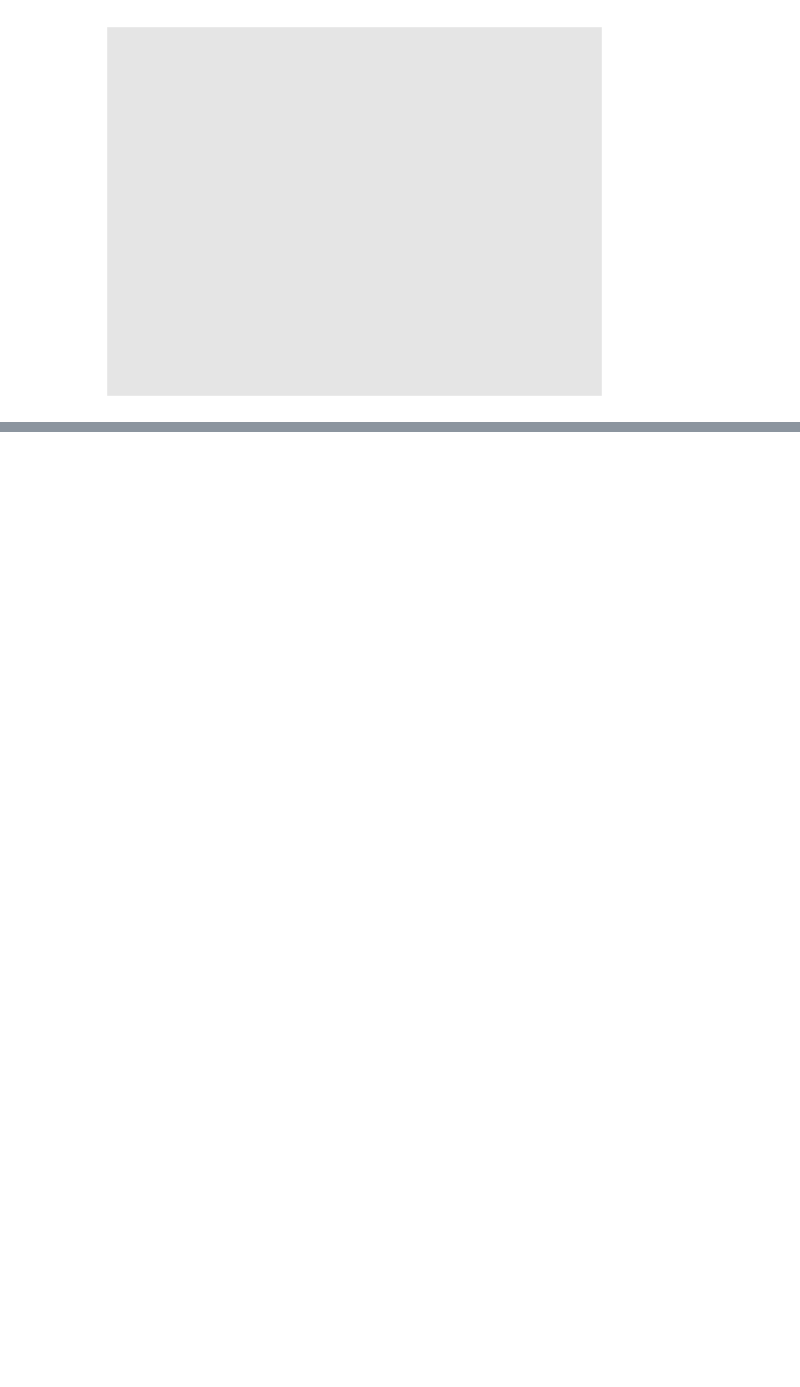
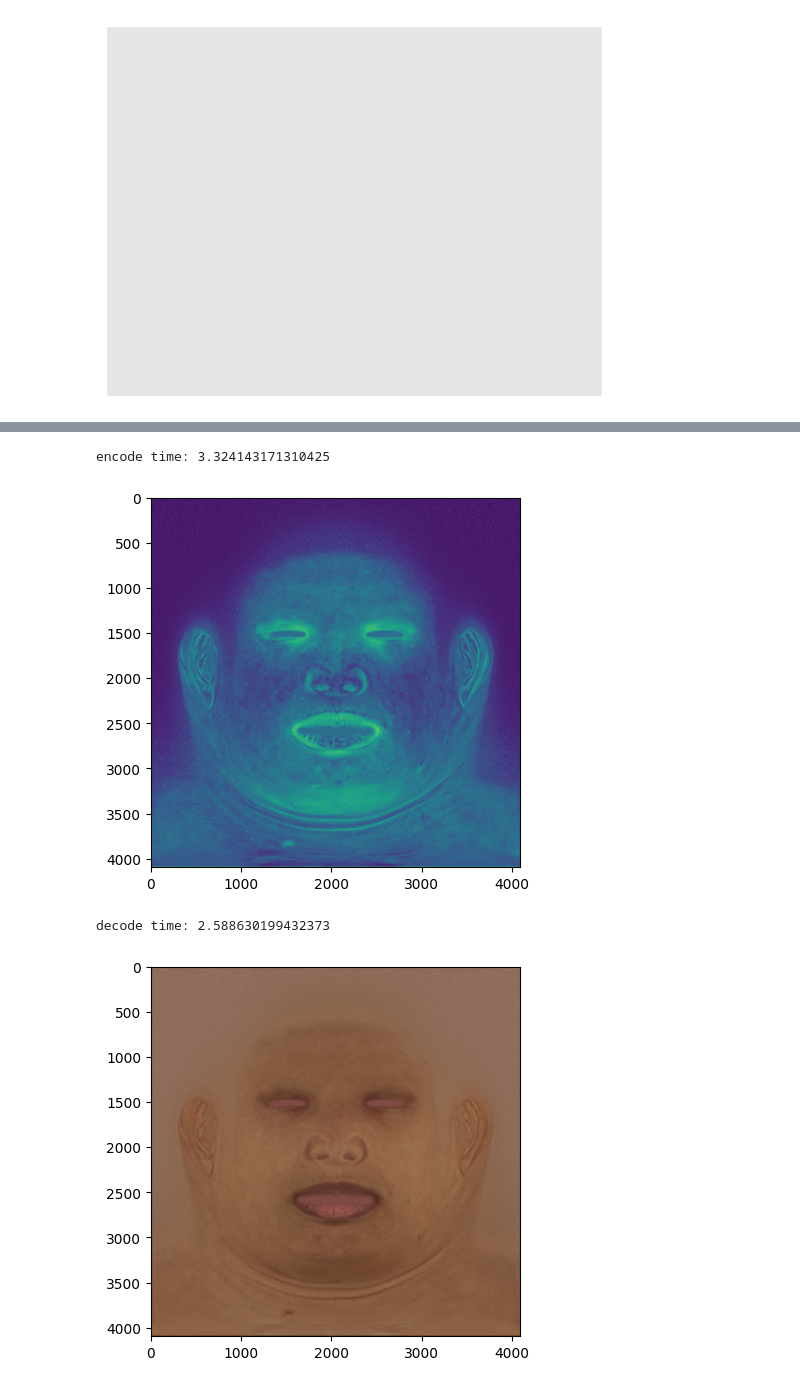
Before and after one commit to jj-tech-io/AE_2023_06, a Jupyter notebook: train_autoencoder.ipynb, the cells around one changed output, grey strips where cells are left out. Saved outputs shown, nothing was run; the diff lists cells and outputs as text; code cells hidden in the pictures; blank space fills up the shorter version.

```diff
--- a/train_autoencoder.ipynb
+++ b/train_autoencoder.ipynb
@@ -718,0 +724,60 @@ autoencoder.save(autoencoder_path)
+# %%
+import numpy as np
+import onnxruntime as ort
+import time
+from PIL import Image
+import matplotlib.pyplot as plt
+import tensorflow as tf
+
+# Load the ONNX models
+encoder_session = ort.InferenceSession(r"C:\Users\joeli\Dropbox\Code\AE_2023_06\encoder_sep_7.onnx")
+decoder_session = ort.InferenceSession(r"C:\Users\joeli\Dropbox\Code\AE_2023_06\decoder_sep_7.onnx")
+image_path = "C:\\Users\\joeli\\Dropbox\\AE_MC\\AE_InputModels\\m46.png"
+WIDTH = 4096
+HEIGHT = 4096
+image = Image.open(image_path).resize((WIDTH, HEIGHT)).convert('RGB')
+
+def encode_onnx(img):
+    image = np.asarray(img).reshape(-1,3).astype('float32')/255.0
+    start = time.time()
+
+    # Run the ONNX model
+    with tf.device('/device:GPU:0') as device:
+        pred_maps = encoder_session.run(None, {'encoder_input': image})[0]
+
+    end = time.time()
+    elapsed = end - start
+    return pred_maps, elapsed
+
+def decode_onnx(encoded):
+    start = time.time()
+
+    # Run the ONNX model
+    with tf.device('/device:GPU:0') as device:
+        recovered = decoder_session.run(None, {'decoder_input': encoded})[0]
+    end = time.time()
+    elapsed = end - start
+    return recovered, elapsed
+
+pred_maps, encode_time = encode_onnx(image)
+print(f"encode time: {encode_time}")
+
+
+Cm = pred_maps[:,0].reshape(WIDTH, HEIGHT)
+Ch = pred_maps[:,1].reshape(WIDTH, HEIGHT)
+Bm = pred_maps[:,2].reshape(WIDTH, HEIGHT)
+Bh = pred_maps[:,3].reshape(WIDTH, HEIGHT)
+T = pred_maps[:,4].reshape(WIDTH, HEIGHT)
+plt.imshow(Cm)
+plt.show()
+#normalize
+
+recovered, decode_time = decode_onnx(pred_maps)
+print(f"decode time: {decode_time}")
+plt.imshow(recovered.reshape(WIDTH, HEIGHT, 3))
+plt.show()
+# %% [output]
+encode time: 3.324143171310425
+[figure, added]
+decode time: 2.588630199432373
+[figure, added]
```
Also changed, not shown: parts of 12 cells of this notebook, 58 other files.
